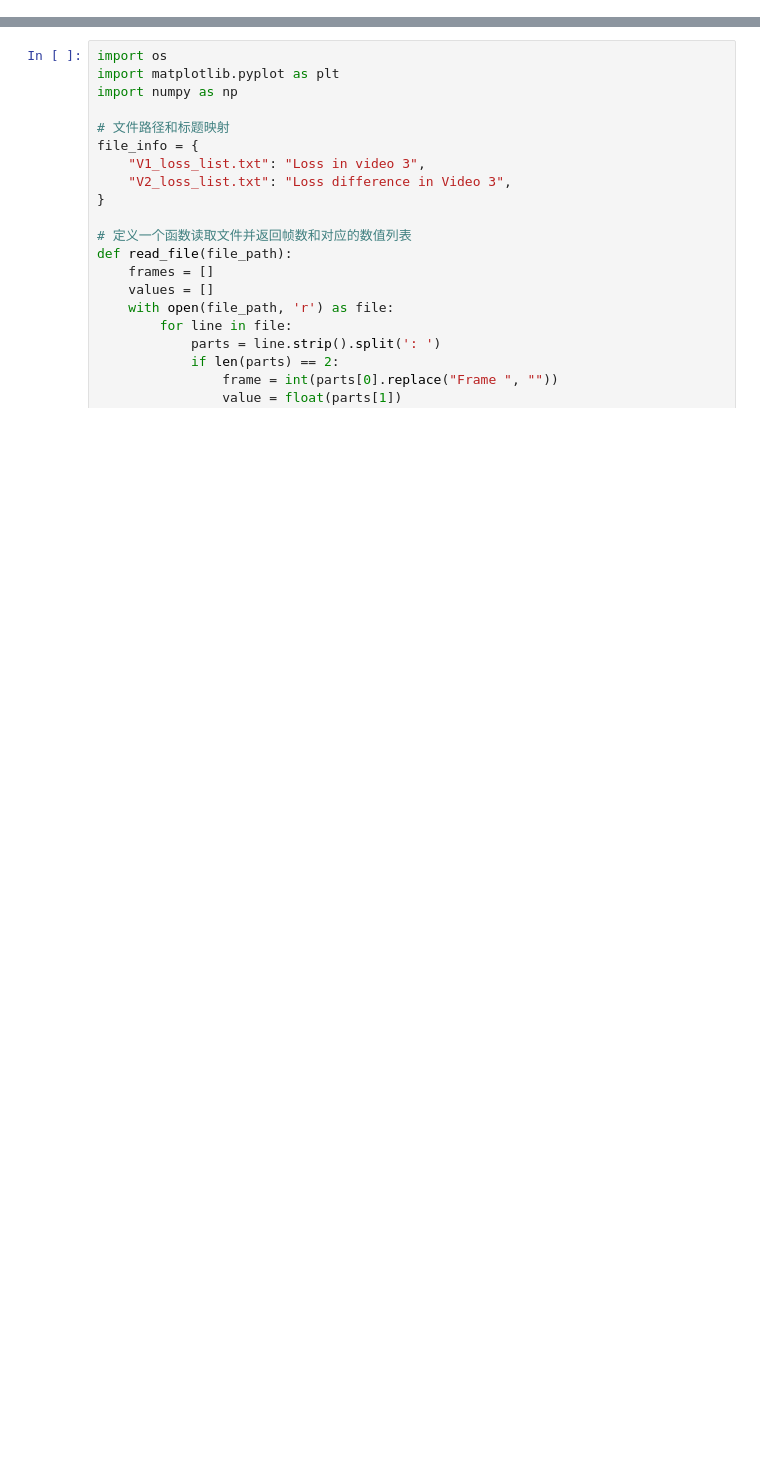
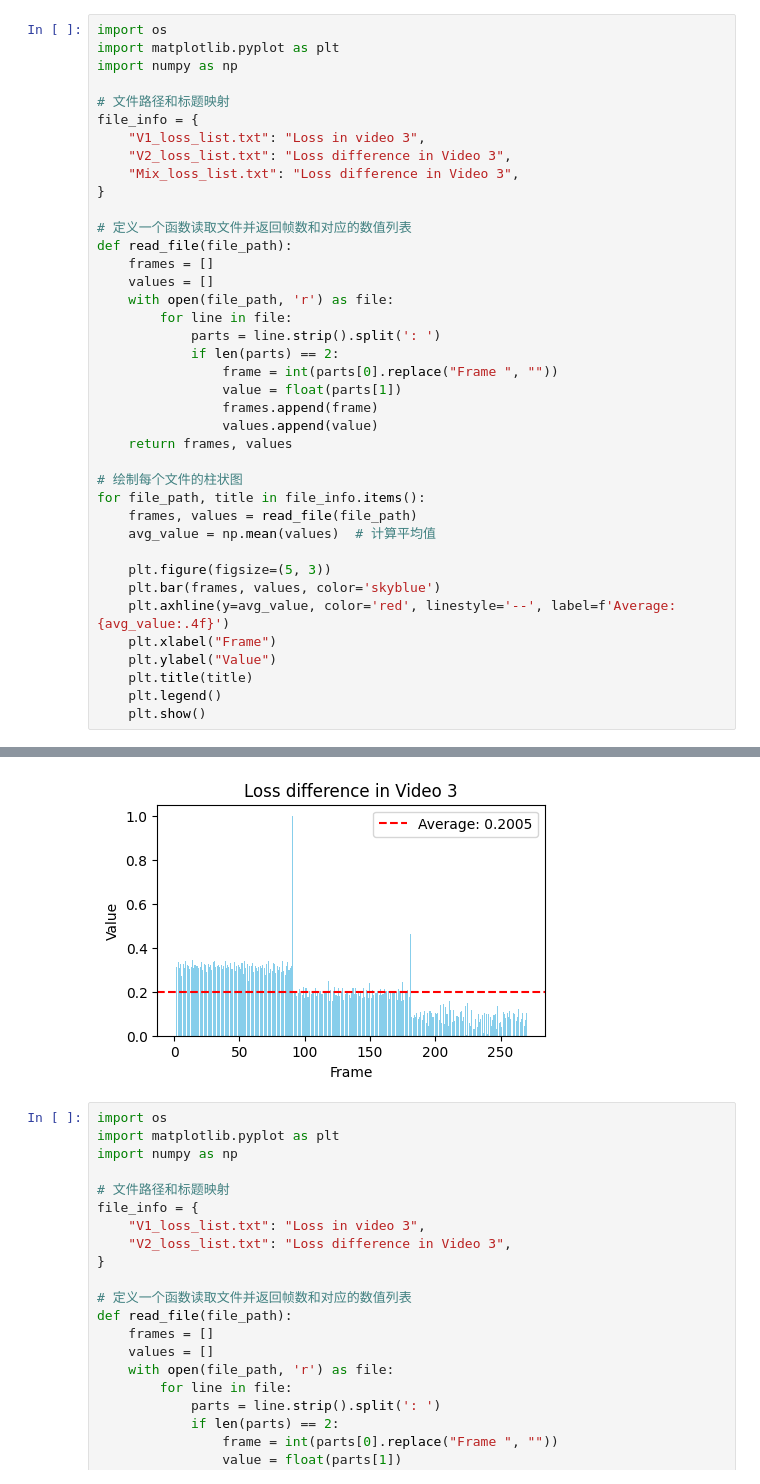
Before and after one commit to ac-freeman/GSVC, a Jupyter notebook: exp/GMM_exp2/draw.ipynb, the cells around one changed output, grey strips where cells are left out. Drawn from its saved outputs; the diff is of its cells as text; blank space fills up the shorter version.

```diff
--- a/exp/GMM_exp2/draw.ipynb
+++ b/exp/GMM_exp2/draw.ipynb
@@ -0,0 +1,40 @@
+# %%
+import os
+import matplotlib.pyplot as plt
+import numpy as np
+
+# 文件路径和标题映射
+file_info = {
+    "V1_loss_list.txt": "Loss in video 3",
+    "V2_loss_list.txt": "Loss difference in Video 3",
+    "Mix_loss_list.txt": "Loss difference in Video 3",
+}
+
+# 定义一个函数读取文件并返回帧数和对应的数值列表
+def read_file(file_path):
+    frames = []
+    values = []
+    with open(file_path, 'r') as file:
+        for line in file:
+            parts = line.strip().split(': ')
+            if len(parts) == 2:
+                frame = int(parts[0].replace("Frame ", ""))
+                value = float(parts[1])
+                frames.append(frame)
+                values.append(value)
+    return frames, values
+
+# 绘制每个文件的柱状图
+for file_path, title in file_info.items():
+    frames, values = read_file(file_path)
+    avg_value = np.mean(values)  # 计算平均值
+
+    plt.figure(figsize=(5, 3))
+    plt.bar(frames, values, color='skyblue')
+    plt.axhline(y=avg_value, color='red', linestyle='--', label=f'Average: {avg_value:.4f}')
+    plt.xlabel("Frame")
+    plt.ylabel("Value")
+    plt.title(title)
+    plt.legend()
+    plt.show()
+# %% [output]
@@ -1,3 +43,4 @@
+[figure, added]
 # %%
 import os
 import matplotlib.pyplot as plt
```
Also changed, not shown: parts of 3 cells of this notebook, 14 other files.
